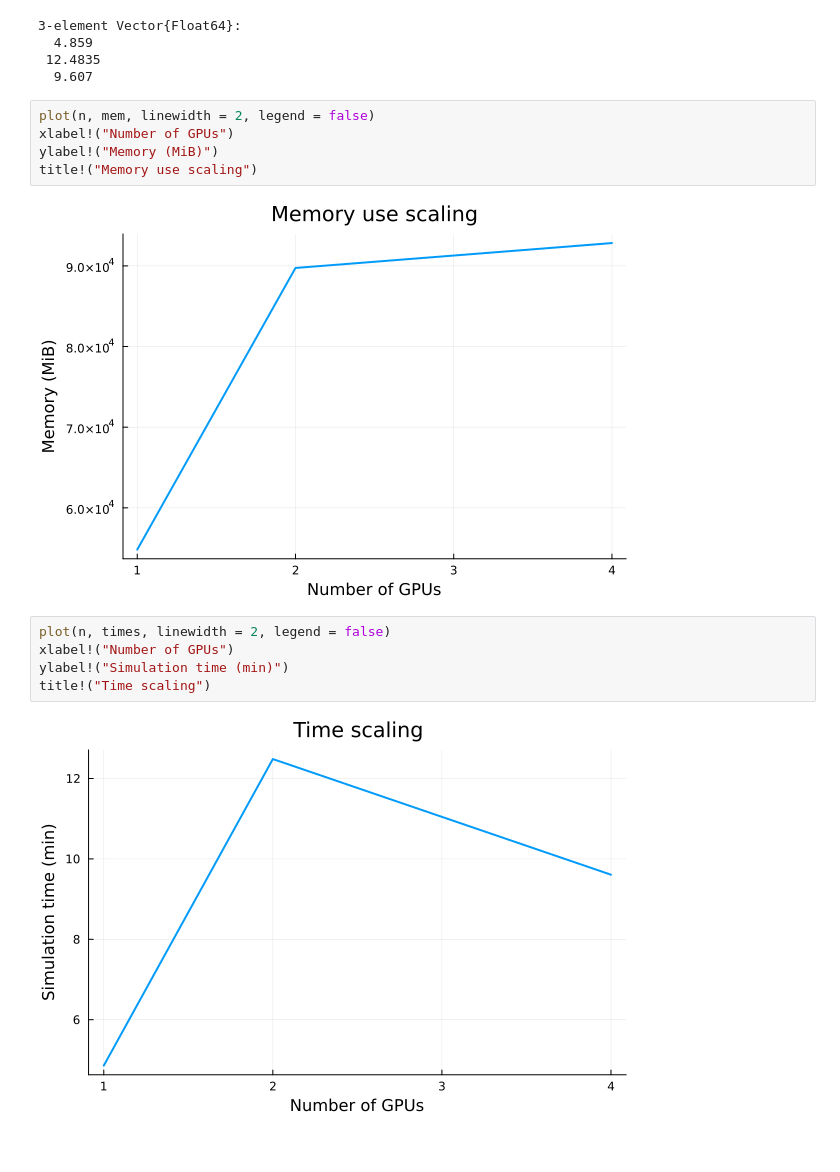
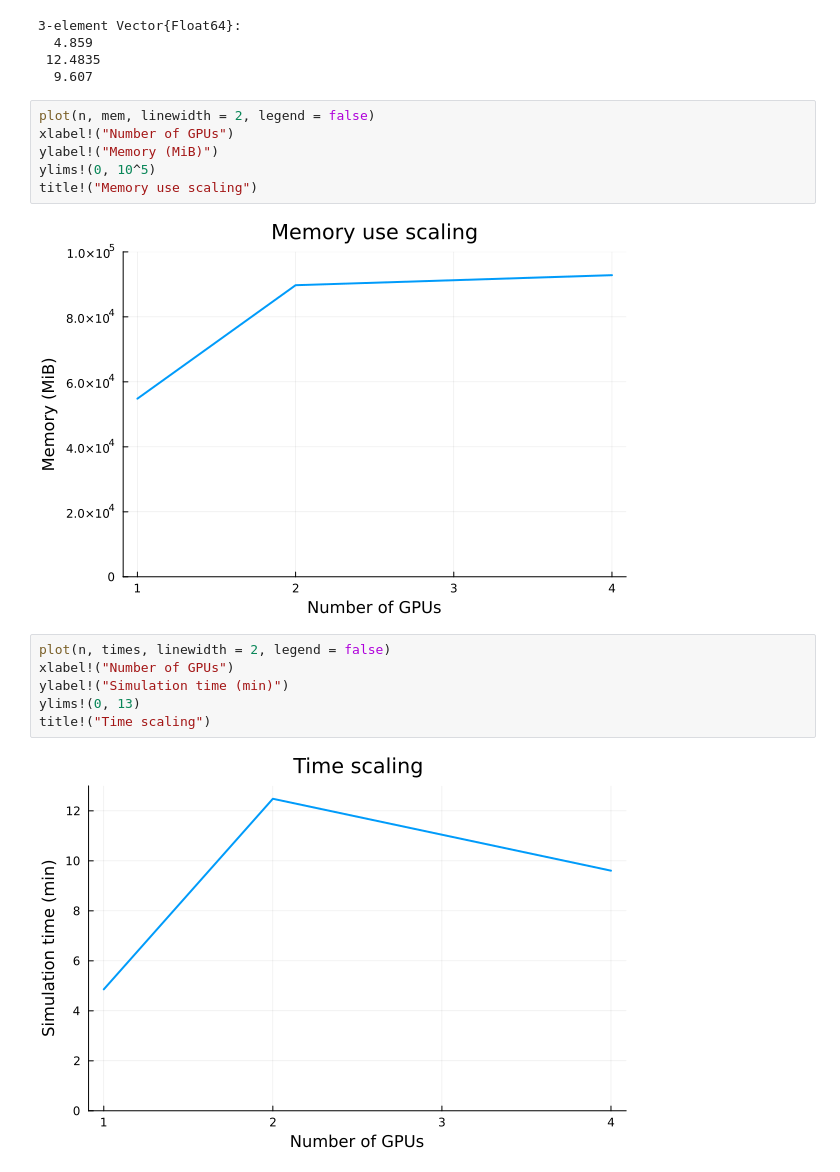
Before and after one commit to pcarlip/multigpu-ocean, a Jupyter notebook: ngpu-scaling/comp.ipynb, the cells around one changed output. Cells and saved outputs as stored; diff of their text form.

```diff
--- a/ngpu-scaling/comp.ipynb
+++ b/ngpu-scaling/comp.ipynb
@@ -14,14 +14,16 @@ times = [4.859, 12.4835, 9.607]
 # %%
 plot(n, mem, linewidth = 2, legend = false)
 xlabel!("Number of GPUs")
 ylabel!("Memory (MiB)")
+ylims!(0, 10^5)
 title!("Memory use scaling")
 # %% [output]
-[figure, old version]
+[figure, new version]
 # %%
 plot(n, times, linewidth = 2, legend = false)
 xlabel!("Number of GPUs")
 ylabel!("Simulation time (min)")
+ylims!(0, 13)
 title!("Time scaling")
 # %% [output]
-[figure, old version]
+[figure, new version]
```
